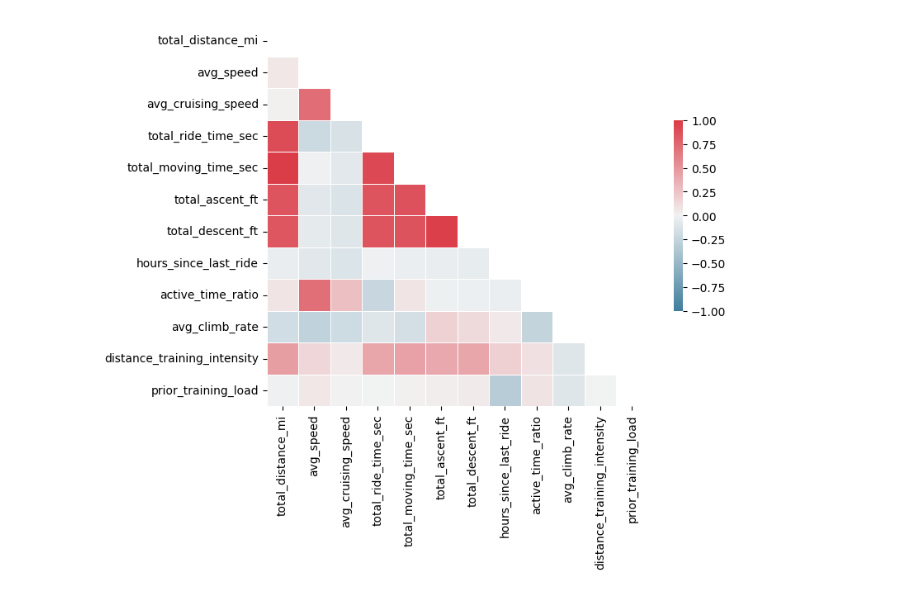
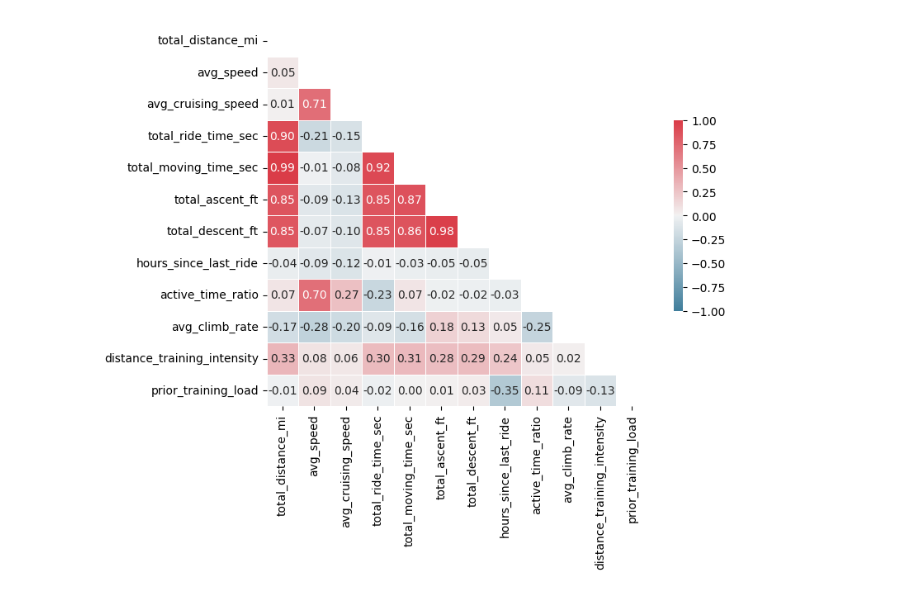
Before and after one commit to ericbauer55/bike-fitness-tracking, a Jupyter notebook: notebooks/2_Linear_Modeling/0b_feature_selection.ipynb, the cells around one changed output. Drawn from its saved outputs; the diff is of its cells as text; code cells hidden in the pictures.

```diff
--- a/notebooks/2_Linear_Modeling/0b_feature_selection.ipynb
+++ b/notebooks/2_Linear_Modeling/0b_feature_selection.ipynb
@@ -29,7 +29,7 @@ df_corr_numerical = df_summary[numerical_feature_cols].corr()
 # %%
 df_corr_targets = df_summary[target_cols].corr()
 # %%
-def plot_feature_corr(df_corr:pd.DataFrame, annotate:bool=False):
+def plot_feature_corr(df_corr:pd.DataFrame, annotate:bool=False, fmt:str='0.2f'):
     # Generate a mask for the upper triangle
     mask = np.triu(np.ones_like(df_corr, dtype=bool))
 
@@ -41,8 +41,8 @@ def plot_feature_corr(df_corr:pd.DataFrame, annotate:bool=False):
 
     # Draw the heatmap with the mask and correct aspect ratio
     _ = sns.heatmap(df_corr, mask=mask, cmap=cmap, vmax=1, vmin=-1, center=0,
-                square=True, linewidths=.5, cbar_kws={"shrink": .5}, annot=annotate)
+                square=True, linewidths=.5, cbar_kws={"shrink": .5}, annot=annotate, fmt=fmt)
 # %%
-plot_feature_corr(df_corr_numerical)
+plot_feature_corr(df_corr_numerical, annotate=True)
 # %% [output]
-[figure, old version]
+[figure, new version]
```
Also changed, not shown: parts of 7 cells of this notebook, 3 other files.
